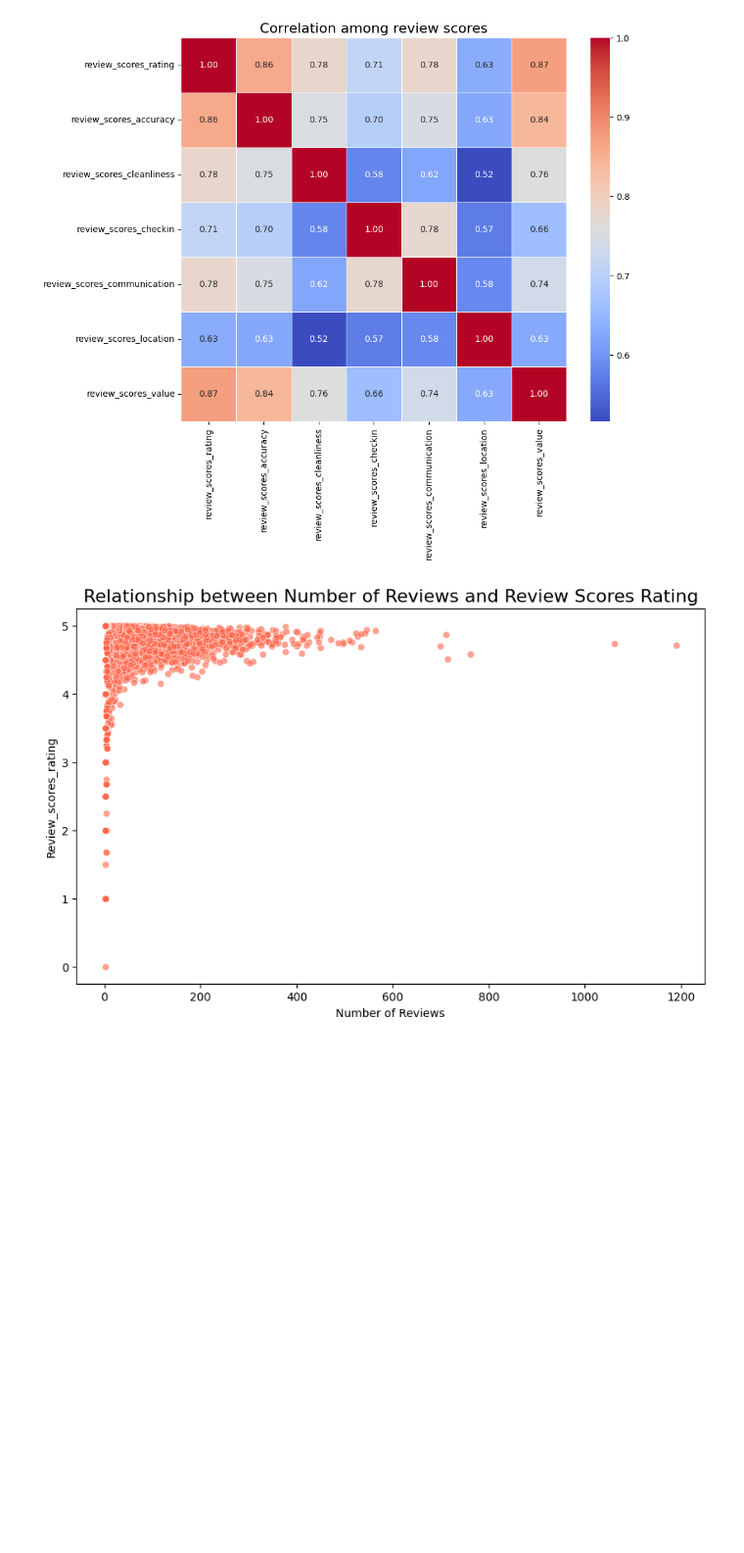
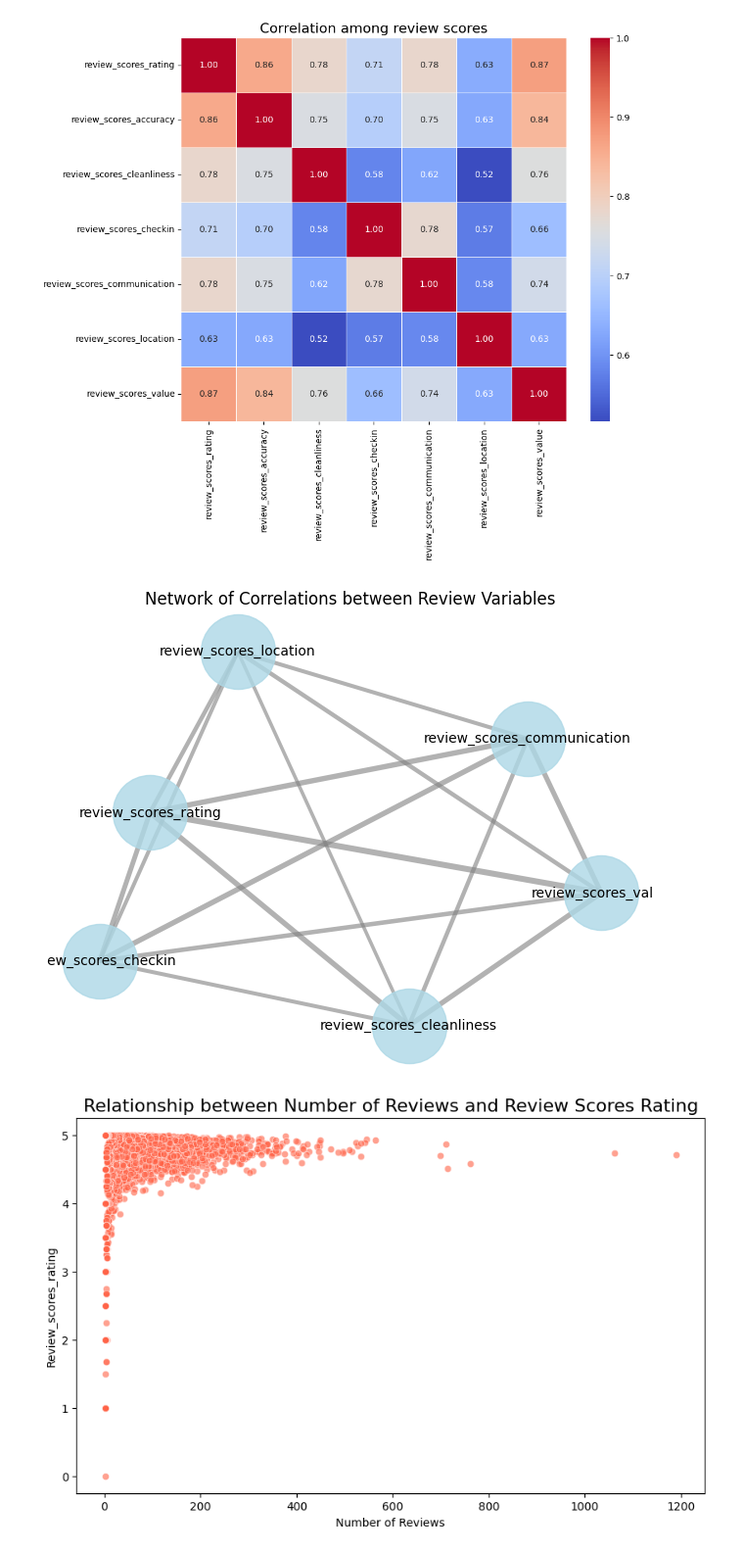
Before and after one commit to Lperdoca/Ciencia-de-datos.-Taller-1, a Jupyter notebook: EDA_AirBnb_Santiago de Chile.ipynb, the cells around one changed output. Shown at 98% size. Saved outputs shown, nothing was run; the diff lists cells and outputs as text; code cells hidden in the pictures; blank space fills up the shorter version.

```diff
--- a/EDA_AirBnb_Santiago de Chile.ipynb
+++ b/EDA_AirBnb_Santiago de Chile.ipynb
@@ -1063,6 +1058,43 @@ plt.title('Correlation among review scores', fontsize=16)
 plt.show()
 # %% [output]
 [figure]
+# %%
+#Correlation Networks: The nodes represent the variables and the edges represent the correlations between them, helping to visualize the complex relationships between the review variables.
+variables_review = ['review_scores_rating', 'review_scores_cleanliness',
+                    'review_scores_communication', 'review_scores_checkin',
+                    'review_scores_location', 'review_scores_value']
+
+df_reviews = listings_Santiago_df[variables_review].dropna()
+
+corr_matrix_reviews = df_reviews.corr()
+G = nx.Graph()
+threshold = 0.3
+
+for variable in variables_review:
+    G.add_node(variable)
+
+for i, var1 in enumerate(variables_review):
+    for j, var2 in enumerate(variables_review):
+        if i != j:
+            corr_value = corr_matrix_reviews.loc[var1, var2]
+            if abs(corr_value) >= threshold:
+                G.add_edge(var1, var2, weight=corr_value)
+
+
+plt.figure(figsize=(8, 6))
+pos = nx.spring_layout(G, k=1)
+nx.draw_networkx_nodes(G, pos, node_color='lightblue', node_size=3000, alpha=0.8)
+nx.draw_networkx_labels(G, pos, font_size=10, font_family='sans-serif')
+edges = G.edges(data=True)
+nx.draw_networkx_edges(G, pos, edgelist=[(u, v) for (u, v, d) in edges],
+                       edge_color='gray', width=[d['weight']*5 for (u, v, d) in edges], alpha=0.6)
+
+
+plt.title('Network of Correlations between Review Variables')
+plt.axis('off')
+plt.show()
+# %% [output]
+[figure, added]
 # %%
 #scatter plot to compare numerical variables like number of reviews with review_scores_rating
 plt.figure(figsize=(10, 6))
```
Also changed, not shown: parts of 35 cells of this notebook.
